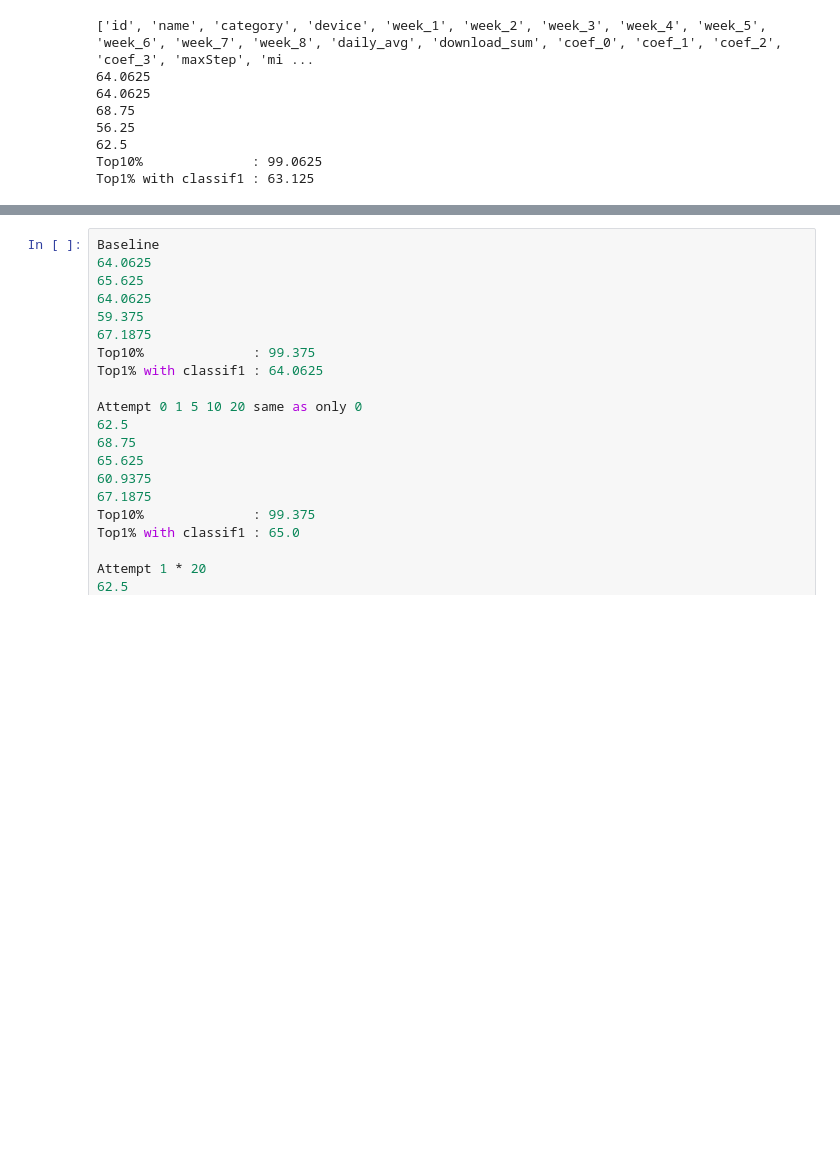
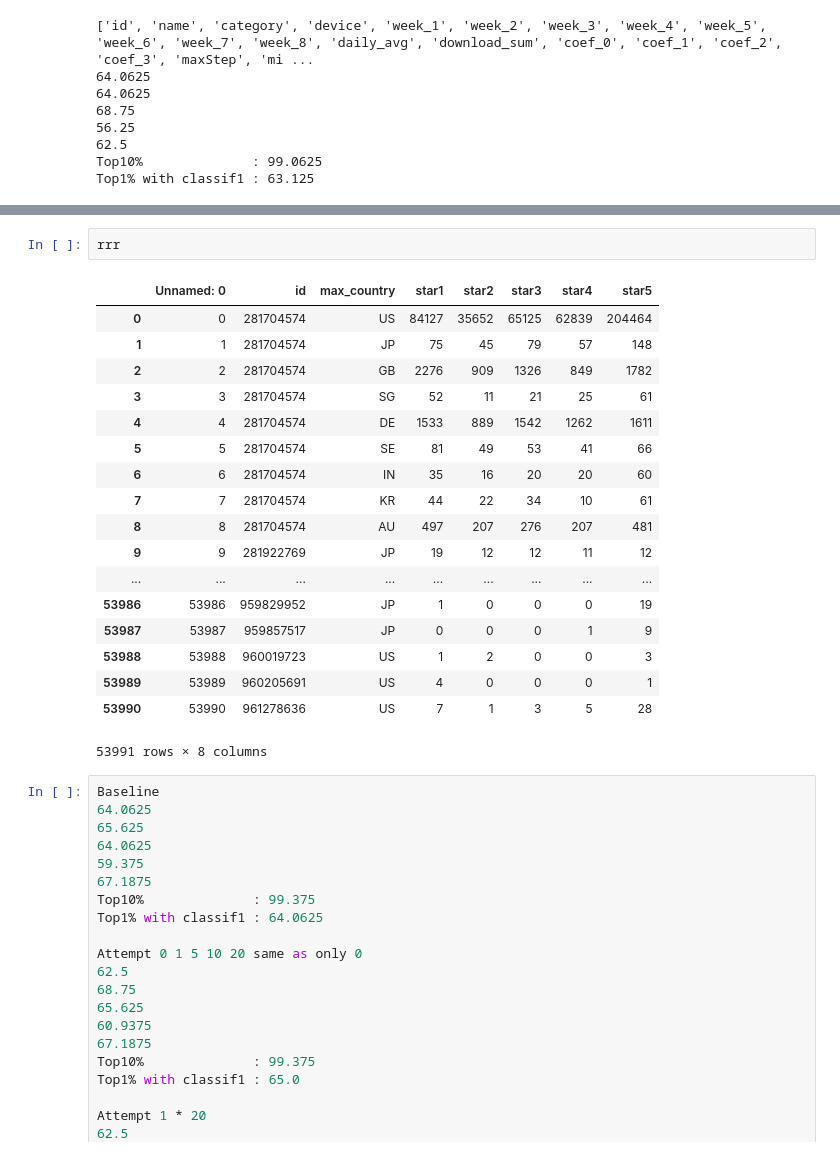
Before and after one commit to vpberges/CS341appranking, a Jupyter notebook: Predictors.ipynb, the cells around one changed output, grey strips where cells are left out. Drawn from its saved outputs; the diff is of its cells as text; blank space fills up the shorter version.

```diff
--- a/Predictors.ipynb
+++ b/Predictors.ipynb
@@ -1641,3 +1663,24 @@ array([1, 0, 1, ..., 0, 0, 0])
+# %%
+rrr
+# %% [output]
+|  | Unnamed: 0 | id | max_country | star1 | star2 | star3 | star4 | star5 |
+| 0 | 0 | 281704574 | US | 84127 | 35652 | 65125 | 62839 | 204464 |
+| 1 | 1 | 281704574 | JP | 75 | 45 | 79 | 57 | 148 |
+| 2 | 2 | 281704574 | GB | 2276 | 909 | 1326 | 849 | 1782 |
+| 3 | 3 | 281704574 | SG | 52 | 11 | 21 | 25 | 61 |
+| 4 | 4 | 281704574 | DE | 1533 | 889 | 1542 | 1262 | 1611 |
+| 5 | 5 | 281704574 | SE | 81 | 49 | 53 | 41 | 66 |
+| 6 | 6 | 281704574 | IN | 35 | 16 | 20 | 20 | 60 |
+| 7 | 7 | 281704574 | KR | 44 | 22 | 34 | 10 | 61 |
+| 8 | 8 | 281704574 | AU | 497 | 207 | 276 | 207 | 481 |
+| 9 | 9 | 281922769 | JP | 19 | 12 | 12 | 11 | 12 |
+| ... | ... | ... | ... | ... | ... | ... | ... | ... |
+| 53986 | 53986 | 959829952 | JP | 1 | 0 | 0 | 0 | 19 |
+| 53987 | 53987 | 959857517 | JP | 0 | 0 | 0 | 1 | 9 |
+| 53988 | 53988 | 960019723 | US | 1 | 2 | 0 | 0 | 3 |
+| 53989 | 53989 | 960205691 | US | 4 | 0 | 0 | 0 | 1 |
+| 53990 | 53990 | 961278636 | US | 7 | 1 | 3 | 5 | 28 |
+53991 rows × 8 columns
 # %%
 Baseline
 64.0625
```
Also changed, not shown: parts of 4 cells of this notebook, 1 other file.
